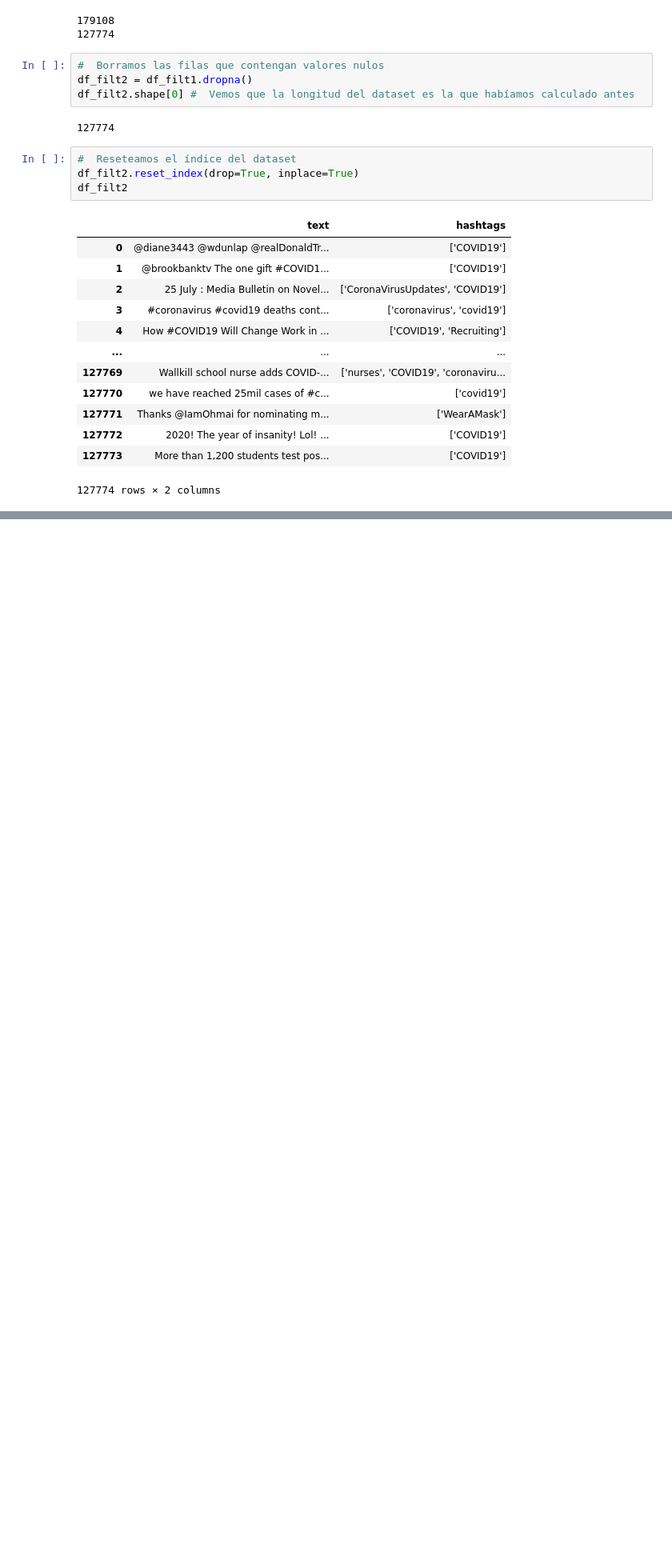
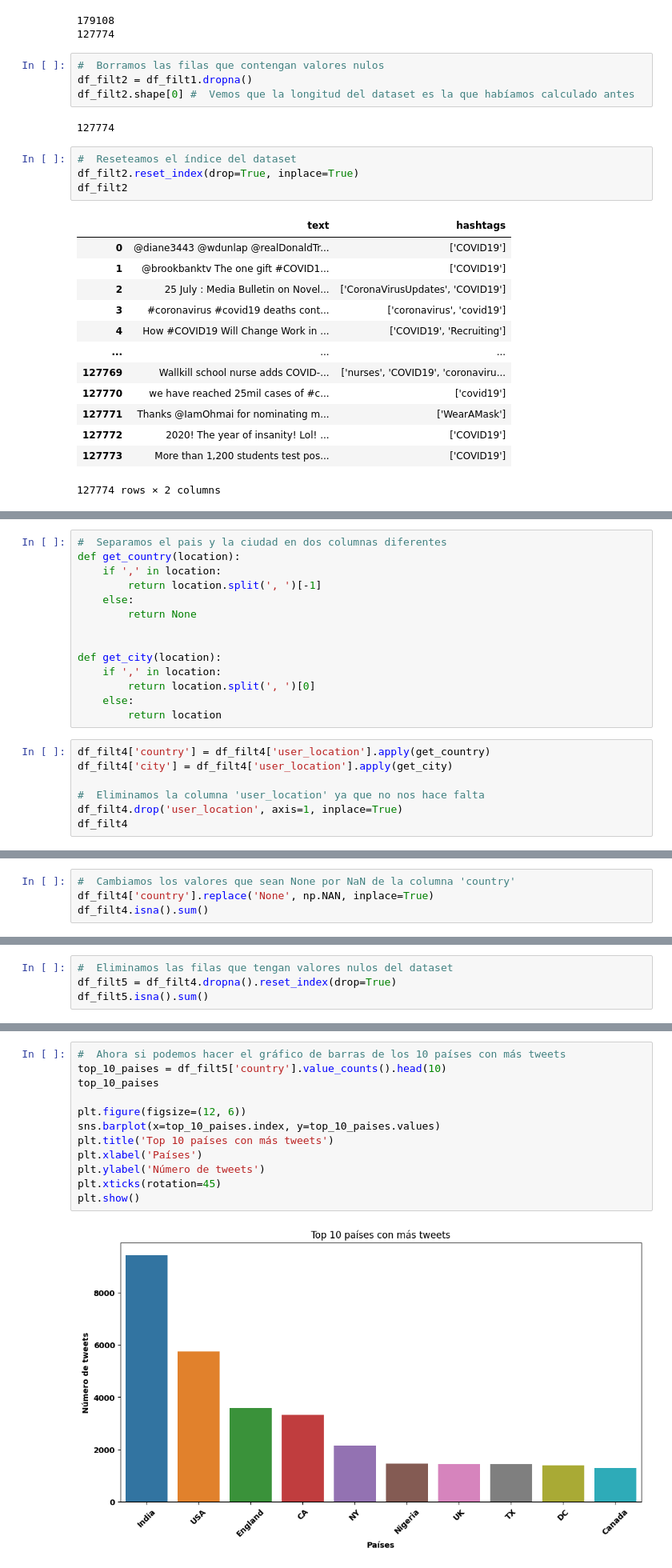
Before and after one commit to Enriquepardo/Dataset-Covid, a Jupyter notebook: DataSet_COVID.ipynb, the cells around one changed output, grey strips where cells are left out. Shown at 80% size. Drawn from its saved outputs; the diff is of its cells as text; blank space fills up the shorter version.

```diff
--- a/DataSet_COVID.ipynb
+++ b/DataSet_COVID.ipynb
@@ -195,0 +392,21 @@ See the caveats in the documentation: https://pandas.pydata.org/pandas-docs/stab
+# %%
+#  Separamos el pais y la ciudad en dos columnas diferentes
+def get_country(location):
+    if ',' in location:
+        return location.split(', ')[-1]
+    else:
+        return None
+
+
+def get_city(location):
+    if ',' in location:
+        return location.split(', ')[0]
+    else:
+        return location
+# %%
+df_filt4['country'] = df_filt4['user_location'].apply(get_country)
+df_filt4['city'] = df_filt4['user_location'].apply(get_city)
+
+#  Eliminamos la columna 'user_location' ya que no nos hace falta
+df_filt4.drop('user_location', axis=1, inplace=True)
+df_filt4
@@ -195,0 +427,4 @@ See the caveats in the documentation: https://pandas.pydata.org/pandas-docs/stab
+# %%
+#  Cambiamos los valores que sean None por NaN de la columna 'country'
+df_filt4['country'].replace('None', np.NAN, inplace=True)
+df_filt4.isna().sum()
@@ -195,0 +435,4 @@ See the caveats in the documentation: https://pandas.pydata.org/pandas-docs/stab
+# %%
+#  Eliminamos las filas que tengan valores nulos del dataset
+df_filt5 = df_filt4.dropna().reset_index(drop=True)
+df_filt5.isna().sum()
@@ -195,0 +443,14 @@ See the caveats in the documentation: https://pandas.pydata.org/pandas-docs/stab
+# %%
+#  Ahora si podemos hacer el gráfico de barras de los 10 países con más tweets
+top_10_paises = df_filt5['country'].value_counts().head(10)
+top_10_paises
+
+plt.figure(figsize=(12, 6))
+sns.barplot(x=top_10_paises.index, y=top_10_paises.values)
+plt.title('Top 10 países con más tweets')
+plt.xlabel('Países')
+plt.ylabel('Número de tweets')
+plt.xticks(rotation=45)
+plt.show()
+# %% [output]
+[figure, added]
```
Also changed, not shown: parts of 24 cells of this notebook, 1 other file.
